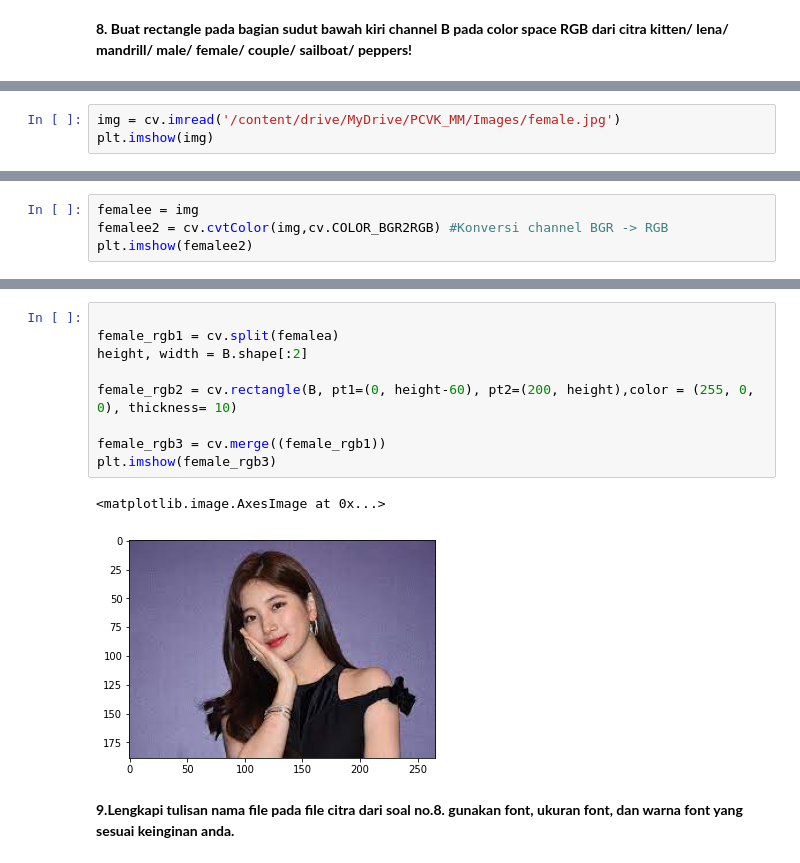
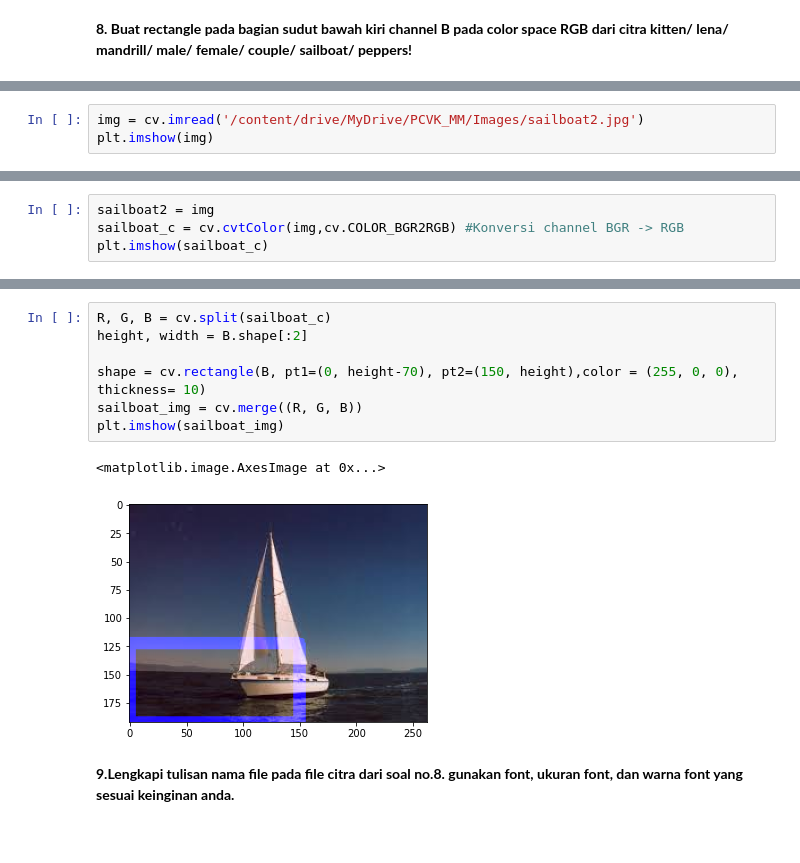
Before and after one commit to NurlailyAsrobika16/PCVK_Genap_2023, a Jupyter notebook: Week2.ipynb, the cells around one changed output, grey strips where cells are left out. Cells and saved outputs as stored; diff of their text form.

```diff
--- a/Week2.ipynb
+++ b/Week2.ipynb
@@ -304,5 +328,5 @@ plt.imshow(me_img2)
 # %%
-img = cv.imread('/content/drive/MyDrive/PCVK_MM/Images/female.jpg')
+img = cv.imread('/content/drive/MyDrive/PCVK_MM/Images/sailboat2.jpg')
 plt.imshow(img)
 # %% [output]
 <matplotlib.image.AxesImage at 0x...>
@@ -310,6 +334,6 @@ plt.imshow(img)
 # %%
-femalee = img
-femalee2 = cv.cvtColor(img,cv.COLOR_BGR2RGB) #Konversi channel BGR -> RGB
-plt.imshow(femalee2)
+sailboat2 = img
+sailboat_c = cv.cvtColor(img,cv.COLOR_BGR2RGB) #Konversi channel BGR -> RGB
+plt.imshow(sailboat_c)
 # %% [output]
 <matplotlib.image.AxesImage at 0x...>
@@ -330,14 +341,12 @@ plt.imshow(femalea)
 # %%
-
-female_rgb1 = cv.split(femalea)
+R, G, B = cv.split(sailboat_c)
 height, width = B.shape[:2]
 
-female_rgb2 = cv.rectangle(B, pt1=(0, height-60), pt2=(200, height),color = (255, 0, 0), thickness= 10)
-
-female_rgb3 = cv.merge((female_rgb1))
-plt.imshow(female_rgb3)
+shape = cv.rectangle(B, pt1=(0, height-70), pt2=(150, height),color = (255, 0, 0), thickness= 10)
+sailboat_img = cv.merge((R, G, B))
+plt.imshow(sailboat_img)
 # %% [output]
 <matplotlib.image.AxesImage at 0x...>
-[figure, old version]
+[figure, new version]
 # %% [markdown]
 **9.Lengkapi tulisan nama file pada file citra dari soal no.8. gunakan font, ukuran font, dan warna font yang sesuai keinginan anda.**
```
Also changed, not shown: parts of 15 cells of this notebook.
